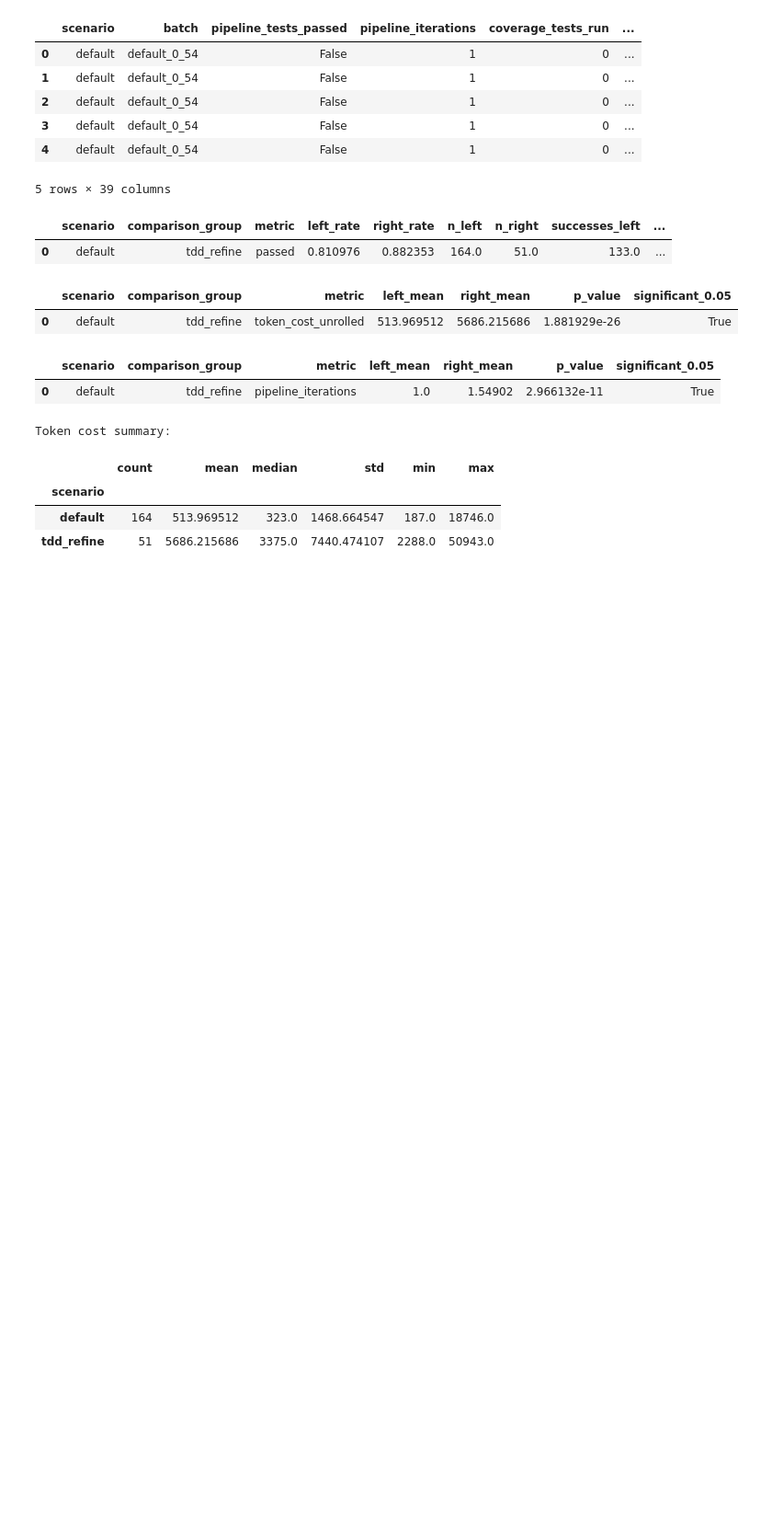
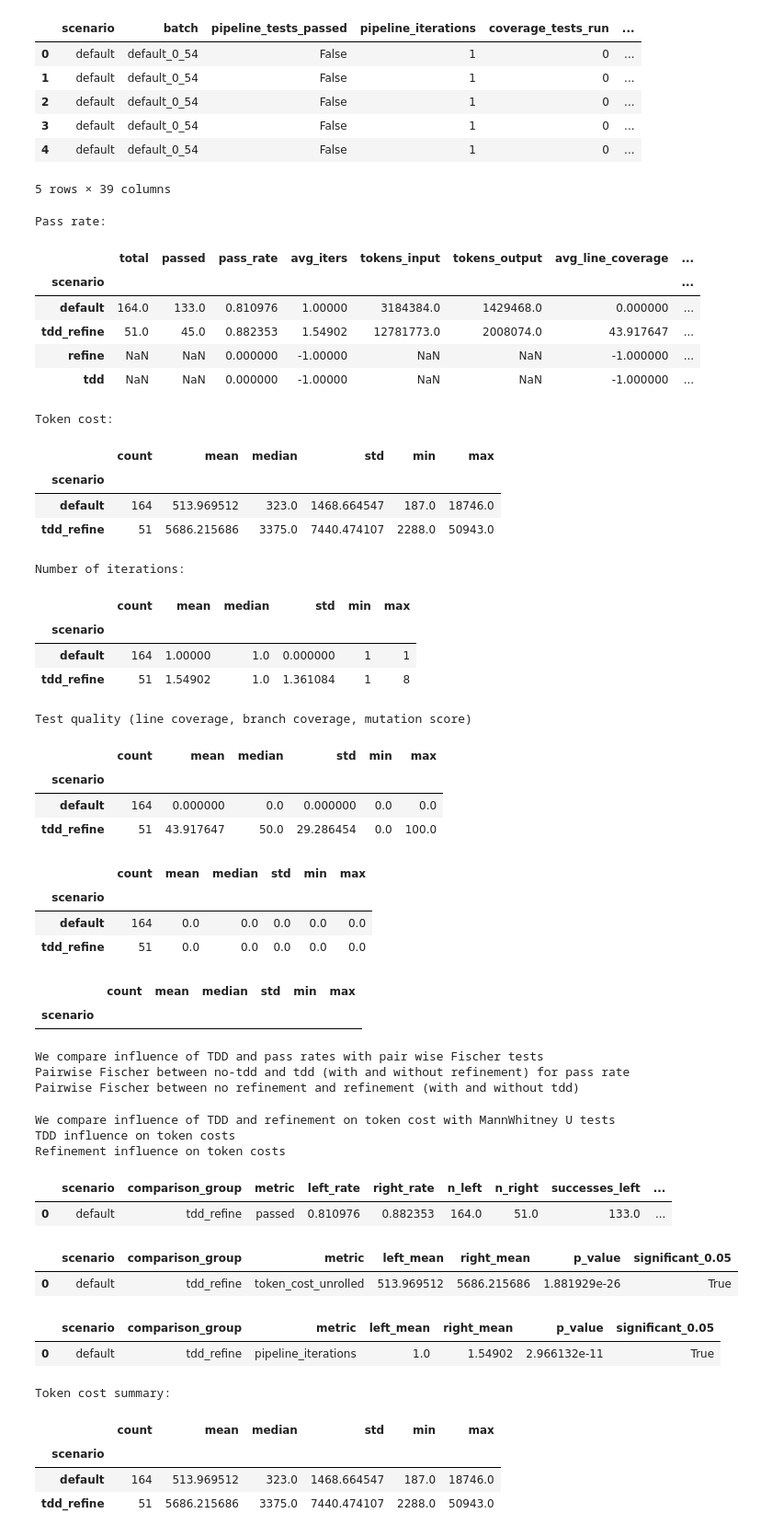
Before and after one commit to michal1010/TDLite, a Jupyter notebook: data_analysis/data_analysis.ipynb, the cells around one changed output. Shown at 92% size. Cells and saved outputs as stored; diff of their text form; code cells hidden in the pictures; blank space fills up the shorter version.

```diff
--- a/data_analysis/data_analysis.ipynb
+++ b/data_analysis/data_analysis.ipynb
@@ -44,6 +48,85 @@ df_instances.head()
 | 3 | default | default_0_54 | False | 1 | 0 | ... |
 | 4 | default | default_0_54 | False | 1 | 0 | ... |
 5 rows × 39 columns
+# %%
+# Generate tables for paper results
+
+group_col = "scenario"
+
+print("Pass rate:")
+display(df_summaries)
+
+print("Token cost:")
+token_cost_summary = summarize_numeric_by_group(df_instances, group_col, "token_cost_unrolled")
+display(token_cost_summary)
+
+print("Number of iterations:")
+iterations_summary = summarize_numeric_by_group(df_instances, group_col, "pipeline_iterations")
+display(iterations_summary)
+
+print("Test quality (line coverage, branch coverage, mutation score)")
+linecov_summary = summarize_numeric_by_group(df_instances, group_col, "line_coverage_percent", drop_negative=True)
+branchcov_summary = summarize_numeric_by_group(df_instances, group_col, "branch_coverage_percent", drop_negative=True)
+mutation_summary = summarize_numeric_by_group(df_instances, group_col, "mutation_score", drop_negative=True)
+display(linecov_summary)
+display(branchcov_summary)
+display(mutation_summary)
+# %% [output]
+Pass rate:
+|  | total | passed | pass_rate | avg_iters | tokens_input | tokens_output | avg_line_coverage | ... |
+| scenario |  |  |  |  |  |  |  | ... |
+| default | 164.0 | 133.0 | 0.810976 | 1.00000 | 3184384.0 | 1429468.0 | 0.000000 | ... |
+| tdd_refine | 51.0 | 45.0 | 0.882353 | 1.54902 | 12781773.0 | 2008074.0 | 43.917647 | ... |
+| refine | NaN | NaN | 0.000000 | -1.00000 | NaN | NaN | -1.000000 | ... |
+| tdd | NaN | NaN | 0.000000 | -1.00000 | NaN | NaN | -1.000000 | ... |
+Token cost:
+|  | count | mean | median | std | min | max |
+| scenario |  |  |  |  |  |  |
+| default | 164 | 513.969512 | 323.0 | 1468.664547 | 187.0 | 18746.0 |
+| tdd_refine | 51 | 5686.215686 | 3375.0 | 7440.474107 | 2288.0 | 50943.0 |
+Number of iterations:
+|  | count | mean | median | std | min | max |
+| scenario |  |  |  |  |  |  |
+| default | 164 | 1.00000 | 1.0 | 0.000000 | 1 | 1 |
+| tdd_refine | 51 | 1.54902 | 1.0 | 1.361084 | 1 | 8 |
+Test quality (line coverage, branch coverage, mutation score)
+|  | count | mean | median | std | min | max |
+| scenario |  |  |  |  |  |  |
+| default | 164 | 0.000000 | 0.0 | 0.000000 | 0.0 | 0.0 |
+| tdd_refine | 51 | 43.917647 | 50.0 | 29.286454 | 0.0 | 100.0 |
+|  | count | mean | median | std | min | max |
+| scenario |  |  |  |  |  |  |
+| default | 164 | 0.0 | 0.0 | 0.0 | 0.0 | 0.0 |
+| tdd_refine | 51 | 0.0 | 0.0 | 0.0 | 0.0 | 0.0 |
+|  | count | mean | median | std | min | max |
+| scenario |  |  |  |  |  |  |
+# %%
+print("We compare influence of TDD and pass rates with pair wise Fischer tests")
+print("TDD influence on pass rate")
+# display(compare_pass_rates(df_summaries, "default", "tdd"))
+# display(compare_pass_rates(df_summaries, "refine", "tdd-refine"))
+
+print("Refinement influence on pass rate")
+# display(compare_pass_rates(df_summaries, "default", "refine"))
+# display(compare_pass_rates(df_summaries, "tdd", "tdd_refine"))
+# %% [output]
+We compare influence of TDD and pass rates with pair wise Fischer tests
+Pairwise Fischer between no-tdd and tdd (with and without refinement) for pass rate
+Pairwise Fischer between no refinement and refinement (with and without tdd)
+# %%
+print("We compare influence of TDD and refinement on token cost with MannWhitney U tests")
+
+print("TDD influence on token costs")
+# display(compare_token_costs(df_instances, "default", "tdd"))
+# display(compare_token_costs(df_instances, "refine", "tdd_refine"))
+
+print("Refinement influence on token costs")
+# display(compare_token_costs(df_instances, "default", "refine"))
+# display(compare_token_costs(df_instances, "tdd", "tdd_refine"))
+# %% [output]
+We compare influence of TDD and refinement on token cost with MannWhitney U tests
+TDD influence on token costs
+Refinement influence on token costs
 # %%
 # Analyze and compare probability distributions of metrics in different scenarios
 
```
Also changed, not shown: parts of 3 cells of this notebook.
